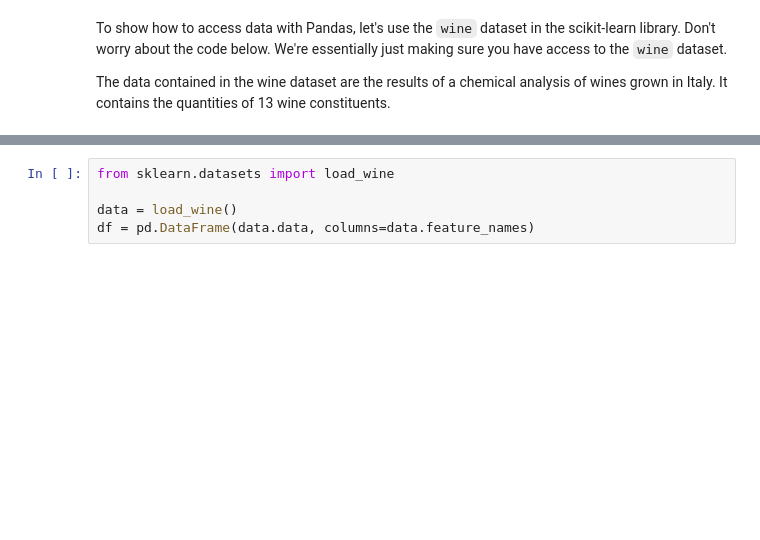
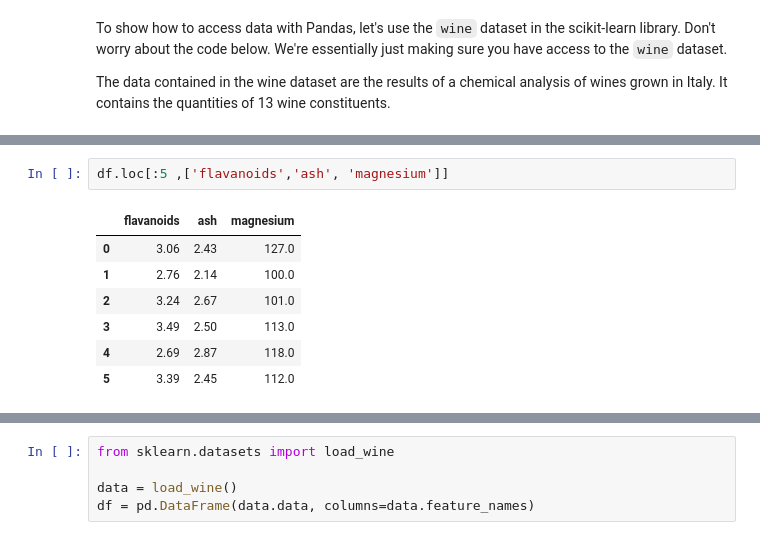
Before and after one commit to mish-mureh/dsc-accessing-data-with-pandas, a Jupyter notebook: index.ipynb, the cells around one changed output, grey strips where cells are left out. Saved outputs shown, nothing was run; the diff lists cells and outputs as text; blank space fills up the shorter version.

```diff
--- a/index.ipynb
+++ b/index.ipynb
@@ -26,0 +308,10 @@ The data contained in the wine dataset are the results of a chemical analysis of
+# %%
+df.loc[:5 ,['flavanoids','ash', 'magnesium']]
+# %% [output]
+|  | flavanoids | ash | magnesium |
+| 0 | 3.06 | 2.43 | 127.0 |
+| 1 | 2.76 | 2.14 | 100.0 |
+| 2 | 3.24 | 2.67 | 101.0 |
+| 3 | 3.49 | 2.50 | 113.0 |
+| 4 | 2.69 | 2.87 | 118.0 |
+| 5 | 3.39 | 2.45 | 112.0 |
```
Also changed, not shown: parts of 32 cells of this notebook.
